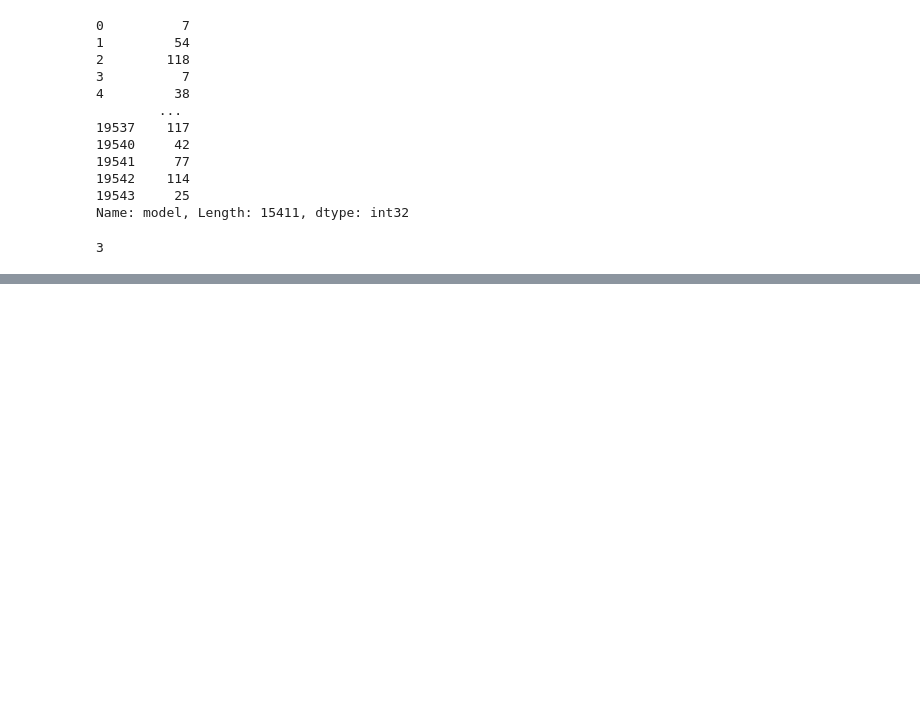
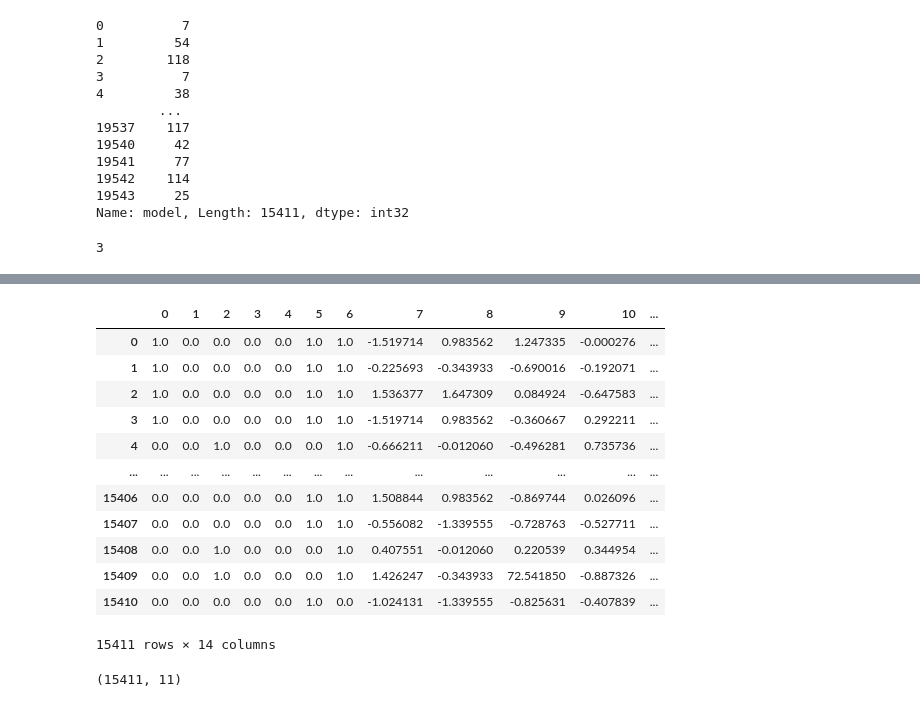
Before and after one commit to tasnim-shamsuddin/Random_Forest_ML, a Jupyter notebook: Used_Car_price_prediction/Random_forest_regression_problem.ipynb, the cells around one changed output, grey strips where cells are left out. Drawn from its saved outputs; the diff is of its cells as text; code cells hidden in the pictures; blank space fills up the shorter version.

```diff
--- a/Used_Car_price_prediction/Random_forest_regression_problem.ipynb
+++ b/Used_Car_price_prediction/Random_forest_regression_problem.ipynb
@@ -169,0 +179,3 @@ len(df['seller_type'].unique())
+# %%
+num_features=X.select_dtypes(exclude='object').columns
+cat_features=["seller_type","fuel_type","transmission_type"]
@@ -169,0 +185,12 @@ len(df['seller_type'].unique())
+# %%
+numeric_treansformer=StandardScaler()
+ohe_transformer=OneHotEncoder(drop='first')
+
+preprocessor=ColumnTransformer(
+    [
+        ("OneHotEncoder",ohe_transformer,cat_features),
+        ("StandardScaler",numeric_treansformer,num_features)
+    ],remainder='passthrough'
+)
+# %%
+X=preprocessor.fit_transform(X)
@@ -169,0 +215,20 @@ len(df['seller_type'].unique())
+# %%
+pd.DataFrame(X)
+# %% [output]
+|  | 0 | 1 | 2 | 3 | 4 | 5 | 6 | 7 | 8 | 9 | 10 | ... |
+| 0 | 1.0 | 0.0 | 0.0 | 0.0 | 0.0 | 1.0 | 1.0 | -1.519714 | 0.983562 | 1.247335 | -0.000276 | ... |
+| 1 | 1.0 | 0.0 | 0.0 | 0.0 | 0.0 | 1.0 | 1.0 | -0.225693 | -0.343933 | -0.690016 | -0.192071 | ... |
+| 2 | 1.0 | 0.0 | 0.0 | 0.0 | 0.0 | 1.0 | 1.0 | 1.536377 | 1.647309 | 0.084924 | -0.647583 | ... |
+| 3 | 1.0 | 0.0 | 0.0 | 0.0 | 0.0 | 1.0 | 1.0 | -1.519714 | 0.983562 | -0.360667 | 0.292211 | ... |
+| 4 | 0.0 | 0.0 | 1.0 | 0.0 | 0.0 | 0.0 | 1.0 | -0.666211 | -0.012060 | -0.496281 | 0.735736 | ... |
+| ... | ... | ... | ... | ... | ... | ... | ... | ... | ... | ... | ... | ... |
+| 15406 | 0.0 | 0.0 | 0.0 | 0.0 | 0.0 | 1.0 | 1.0 | 1.508844 | 0.983562 | -0.869744 | 0.026096 | ... |
+| 15407 | 0.0 | 0.0 | 0.0 | 0.0 | 0.0 | 1.0 | 1.0 | -0.556082 | -1.339555 | -0.728763 | -0.527711 | ... |
+| 15408 | 0.0 | 0.0 | 1.0 | 0.0 | 0.0 | 0.0 | 1.0 | 0.407551 | -0.012060 | 0.220539 | 0.344954 | ... |
+| 15409 | 0.0 | 0.0 | 1.0 | 0.0 | 0.0 | 0.0 | 1.0 | 1.426247 | -0.343933 | 72.541850 | -0.887326 | ... |
+| 15410 | 0.0 | 0.0 | 0.0 | 0.0 | 0.0 | 1.0 | 0.0 | -1.024131 | -1.339555 | -0.825631 | -0.407839 | ... |
+15411 rows × 14 columns
+# %%
+df.shape
+# %% [output]
+(15411, 11)
```
Also changed, not shown: parts of 11 cells of this notebook.
